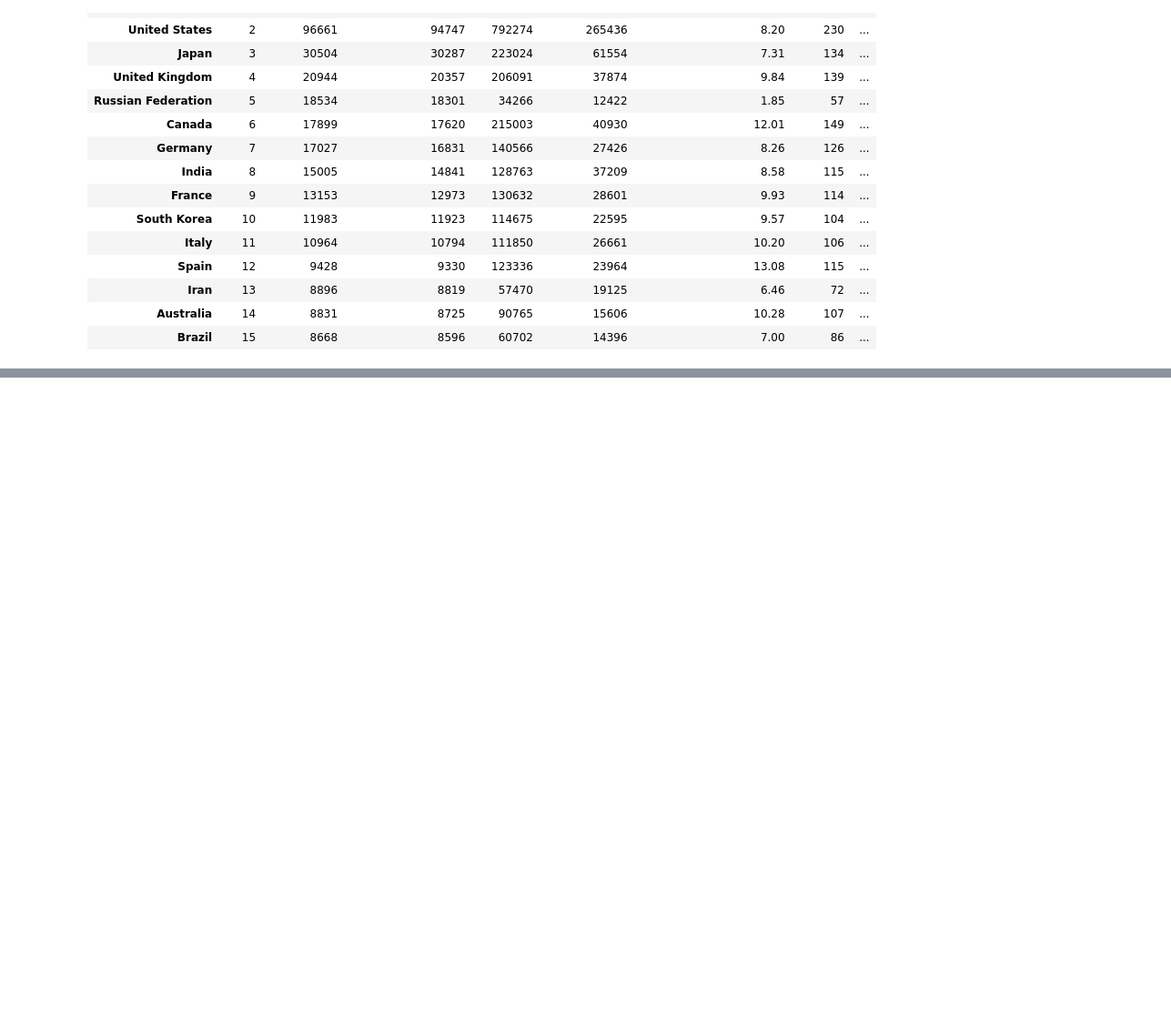
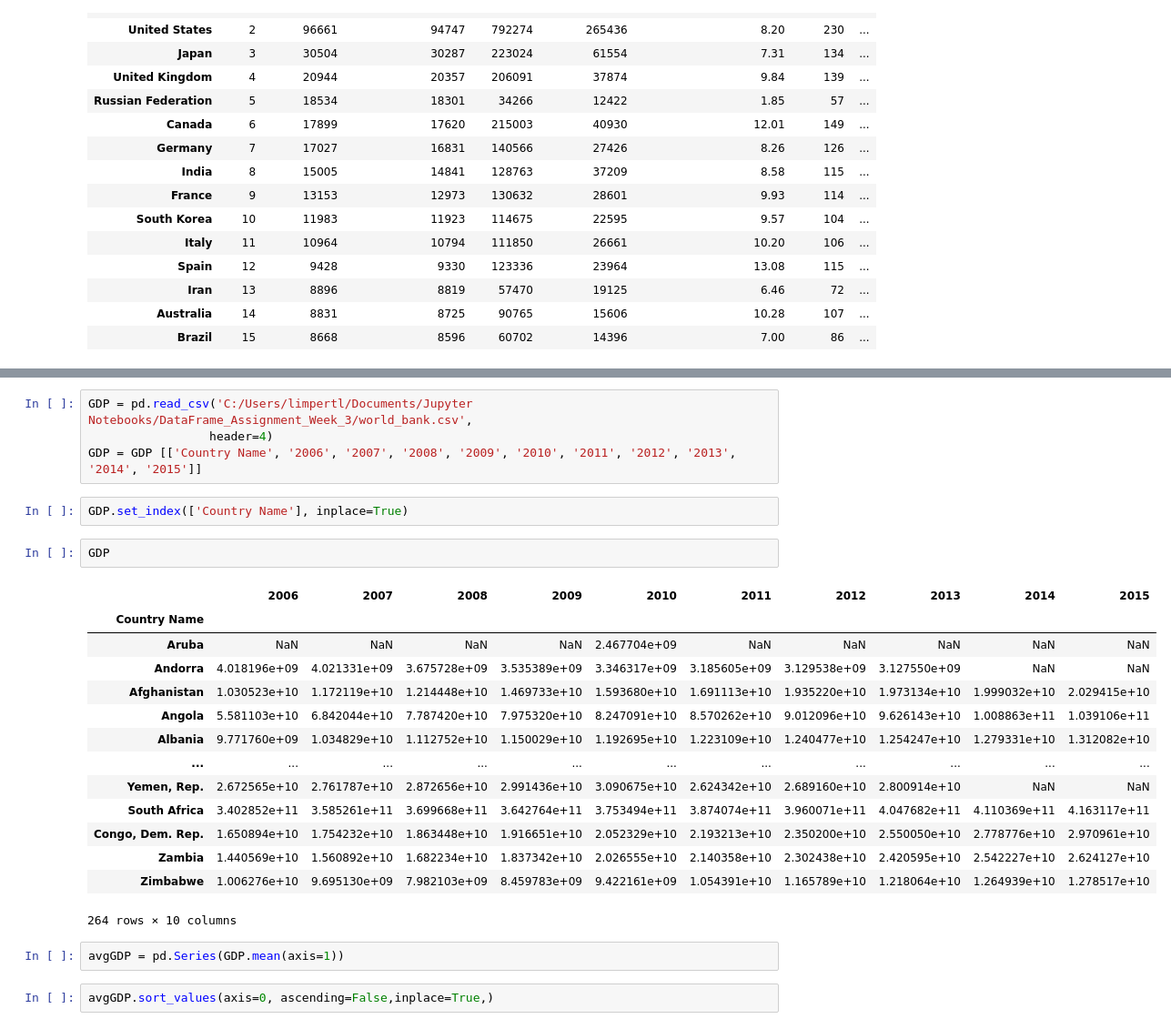
Before and after one commit to luke-limpert/DataFrame_Assignment_Week_3, a Jupyter notebook: Untitled.ipynb, the cells around one changed output, grey strips where cells are left out. Shown at 91% size. Saved outputs shown, nothing was run; the diff lists cells and outputs as text; blank space fills up the shorter version.

Commit message:
First 5 Questions
First Question has the highest weight in terms of grading with the rest of equal value. First 5 questions are completed in this first commit

```diff
--- a/Untitled.ipynb
+++ b/Untitled.ipynb
@@ -294,0 +352,27 @@ df_return[:15]
+# %%
+GDP = pd.read_csv('C:/Users/limpertl/Documents/Jupyter Notebooks/DataFrame_Assignment_Week_3/world_bank.csv',
+                 header=4)
+GDP = GDP [['Country Name', '2006', '2007', '2008', '2009', '2010', '2011', '2012', '2013', '2014', '2015']]
+# %%
+GDP.set_index(['Country Name'], inplace=True)
+# %%
+GDP
+# %% [output]
+|  | 2006 | 2007 | 2008 | 2009 | 2010 | 2011 | 2012 | 2013 | 2014 | 2015 |
+| Country Name |  |  |  |  |  |  |  |  |  |  |
+| Aruba | NaN | NaN | NaN | NaN | 2.467704e+09 | NaN | NaN | NaN | NaN | NaN |
+| Andorra | 4.018196e+09 | 4.021331e+09 | 3.675728e+09 | 3.535389e+09 | 3.346317e+09 | 3.185605e+09 | 3.129538e+09 | 3.127550e+09 | NaN | NaN |
+| Afghanistan | 1.030523e+10 | 1.172119e+10 | 1.214448e+10 | 1.469733e+10 | 1.593680e+10 | 1.691113e+10 | 1.935220e+10 | 1.973134e+10 | 1.999032e+10 | 2.029415e+10 |
+| Angola | 5.581103e+10 | 6.842044e+10 | 7.787420e+10 | 7.975320e+10 | 8.247091e+10 | 8.570262e+10 | 9.012096e+10 | 9.626143e+10 | 1.008863e+11 | 1.039106e+11 |
+| Albania | 9.771760e+09 | 1.034829e+10 | 1.112752e+10 | 1.150029e+10 | 1.192695e+10 | 1.223109e+10 | 1.240477e+10 | 1.254247e+10 | 1.279331e+10 | 1.312082e+10 |
+| ... | ... | ... | ... | ... | ... | ... | ... | ... | ... | ... |
+| Yemen, Rep. | 2.672565e+10 | 2.761787e+10 | 2.872656e+10 | 2.991436e+10 | 3.090675e+10 | 2.624342e+10 | 2.689160e+10 | 2.800914e+10 | NaN | NaN |
+| South Africa | 3.402852e+11 | 3.585261e+11 | 3.699668e+11 | 3.642764e+11 | 3.753494e+11 | 3.874074e+11 | 3.960071e+11 | 4.047682e+11 | 4.110369e+11 | 4.163117e+11 |
+| Congo, Dem. Rep. | 1.650894e+10 | 1.754232e+10 | 1.863448e+10 | 1.916651e+10 | 2.052329e+10 | 2.193213e+10 | 2.350200e+10 | 2.550050e+10 | 2.778776e+10 | 2.970961e+10 |
+| Zambia | 1.440569e+10 | 1.560892e+10 | 1.682234e+10 | 1.837342e+10 | 2.026555e+10 | 2.140358e+10 | 2.302438e+10 | 2.420595e+10 | 2.542227e+10 | 2.624127e+10 |
+| Zimbabwe | 1.006276e+10 | 9.695130e+09 | 7.982103e+09 | 8.459783e+09 | 9.422161e+09 | 1.054391e+10 | 1.165789e+10 | 1.218064e+10 | 1.264939e+10 | 1.278517e+10 |
+264 rows × 10 columns
+# %%
+avgGDP = pd.Series(GDP.mean(axis=1))
+# %%
+avgGDP.sort_values(axis=0, ascending=False,inplace=True,)
```
Also changed, not shown: parts of 21 cells of this notebook.
